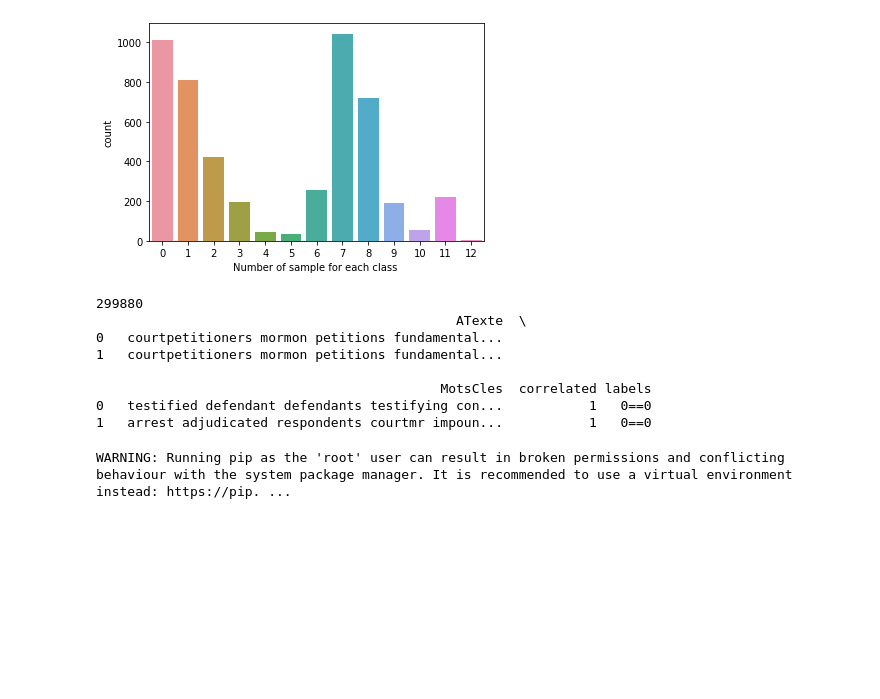
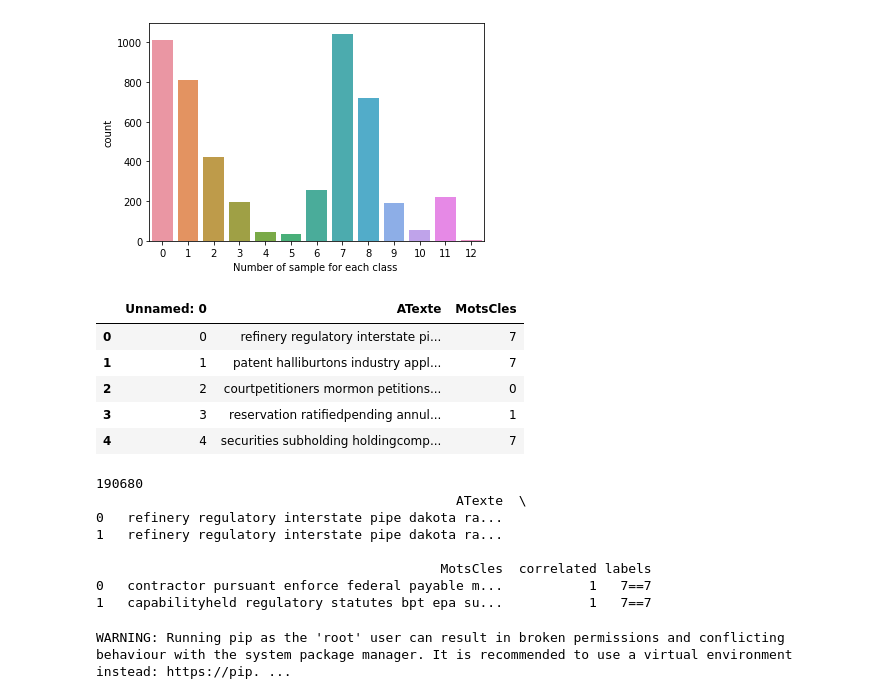
Before and after one commit to hatemamine/FSL-and-ExSummarization-for-Legal-lengthy-Text-classification, a Jupyter notebook: lexgluescotusgeneratedatasetfortrainingsiamesebert.ipynb, the cells around one changed output. Cells and saved outputs as stored; diff of their text form; code cells hidden in the pictures; blank space fills up the shorter version.

Commit message:
Kaggle Notebook | LexglueScotusGenerateDatasetForTrainingSiameseBERT | Version 6

```diff
--- a/lexgluescotusgeneratedatasetfortrainingsiamesebert.ipynb
+++ b/lexgluescotusgeneratedatasetfortrainingsiamesebert.ipynb
@@ -32,6 +32,15 @@ matplotlib.pyplot.xlabel("Number of sample for each class ")
 matplotlib.pyplot.savefig('scotusclassdistribution.png')
 # %% [output]
 [figure]
+# %%
+df.head()
+# %% [output]
+|  | Unnamed: 0 | ATexte | MotsCles |
+| 0 | 0 | refinery regulatory interstate pi... | 7 |
+| 1 | 1 | patent halliburtons industry appl... | 7 |
+| 2 | 2 | courtpetitioners mormon petitions... | 0 |
+| 3 | 3 | reservation ratifiedpending annul... | 1 |
+| 4 | 4 | securities subholding holdingcomp... | 7 |
 # %%
 import random
 random.seed(1)
@@ -39,14 +48,17 @@ text1=[]
 text2=[]
 correlated=[]
 labels=[]
-# we start from 2 to exclud label 0 and 1 from the generated dataset for training
-for i in range (2, len(df)):
+
+for i in range (len(df)):
     row0 =df.iloc[i]
+    # we exclud label 0 and 1 from the generated dataset for training
+    if row0["MotsCles"]==0 or row0["MotsCles"]==1:continue
     x=0
     y=0
     while x < 30:
         ind = random.randint(0, len(df)-1)
         if i ==ind : continue
+        # we exclud label 0 and 1 from the generated dataset for training
         row =df.iloc[ind]
         if row0["MotsCles"]==row["MotsCles"]:
             text1.append(row0["ATexte"])
@@ -72,14 +84,14 @@ df7 = pandas.DataFrame(dict)
 print(len(df7))
 print(df7.head(2))
 # %% [output]
-299880
+190680
                                               ATexte  \
-0   courtpetitioners mormon petitions fundamental...
-1   courtpetitioners mormon petitions fundamental...
+0   refinery regulatory interstate pipe dakota ra...
+1   refinery regulatory interstate pipe dakota ra...
 
                                             MotsCles  correlated labels
-0   testified defendant defendants testifying con...           1   0==0
-1   arrest adjudicated respondents courtmr impoun...           1   0==0
+0   contractor pursuant enforce federal payable m...           1   7==7
+1   capabilityheld regulatory statutes bpt epa su...           1   7==7
 # %%
 !pip install sentence-transformers --quiet
 train, validate = np.split(df7.sample(frac=1, random_state=42),[int(.9*len(df7))])
```
Also changed, not shown: parts of 1 cell of this notebook.
